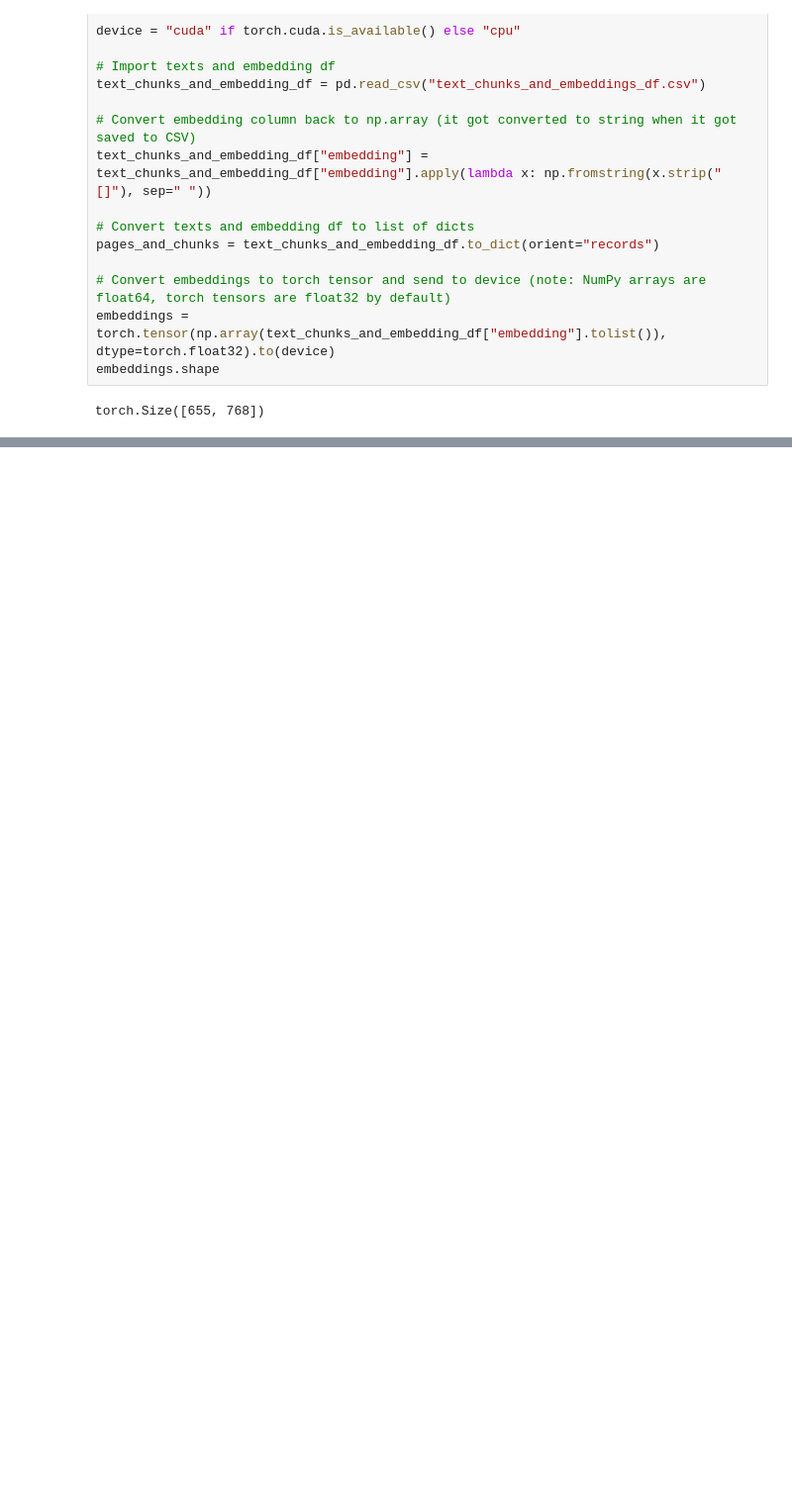
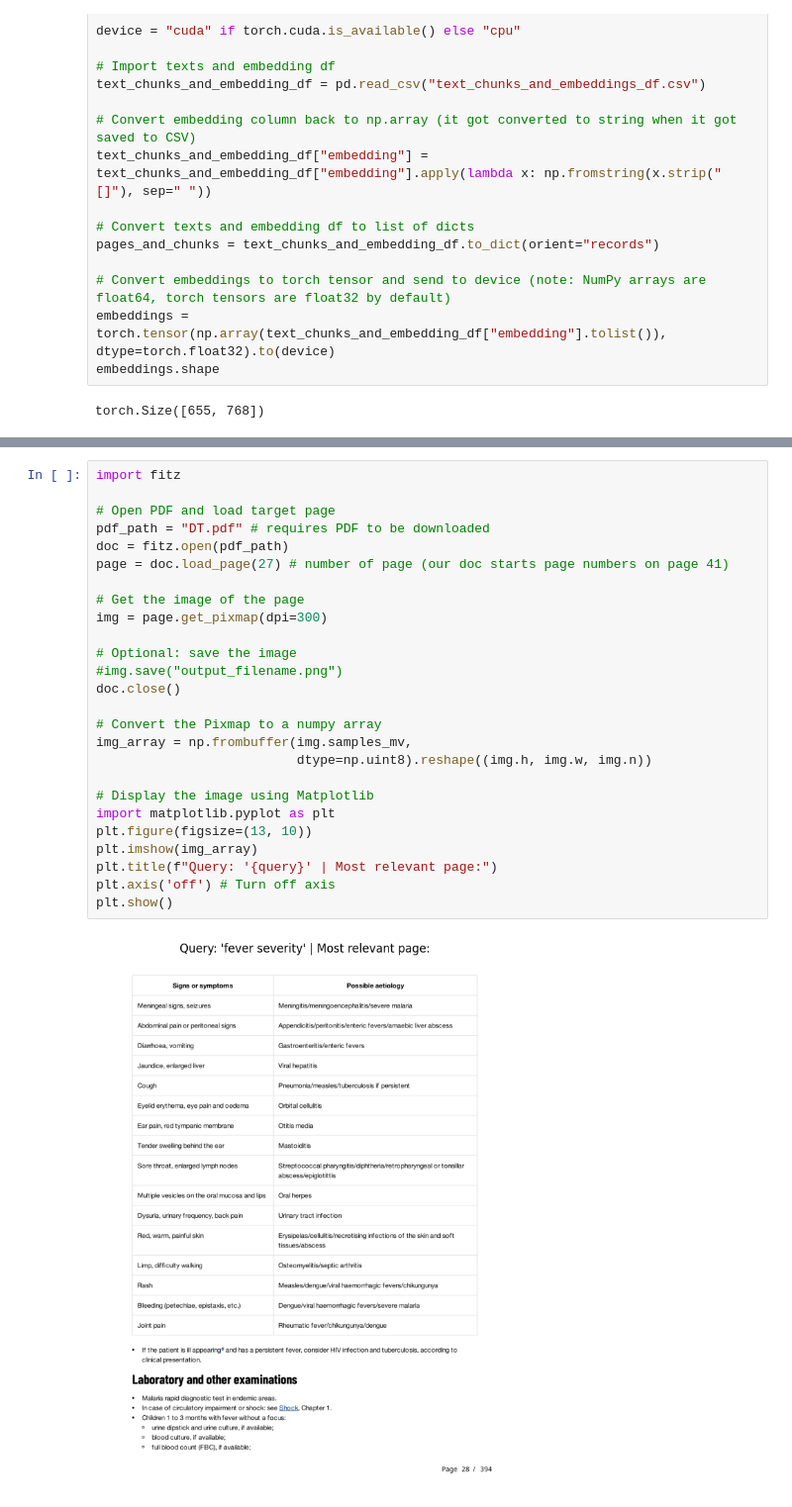
Before and after one commit to Sanjeevasanku/RAG, a Jupyter notebook: rag.ipynb, the cells around one changed output, grey strips where cells are left out. Shown at 99% size. Saved outputs shown, nothing was run; the diff lists cells and outputs as text; blank space fills up the shorter version.

Commit message:
query response

```diff
--- a/rag.ipynb
+++ b/rag.ipynb
@@ -440,0 +543,28 @@ NameError: name 'text_chunks_and_embedding_df' is not defined
+# %%
+import fitz
+
+# Open PDF and load target page
+pdf_path = "DT.pdf" # requires PDF to be downloaded
+doc = fitz.open(pdf_path)
+page = doc.load_page(27) # number of page (our doc starts page numbers on page 41)
+
+# Get the image of the page
+img = page.get_pixmap(dpi=300)
+
+# Optional: save the image
+#img.save("output_filename.png")
+doc.close()
+
+# Convert the Pixmap to a numpy array
+img_array = np.frombuffer(img.samples_mv,
+                          dtype=np.uint8).reshape((img.h, img.w, img.n))
+
+# Display the image using Matplotlib
+import matplotlib.pyplot as plt
+plt.figure(figsize=(13, 10))
+plt.imshow(img_array)
+plt.title(f"Query: '{query}' | Most relevant page:")
+plt.axis('off') # Turn off axis
+plt.show()
+# %% [output]
+[figure, added]
```
Also changed, not shown: parts of 16 cells of this notebook.
